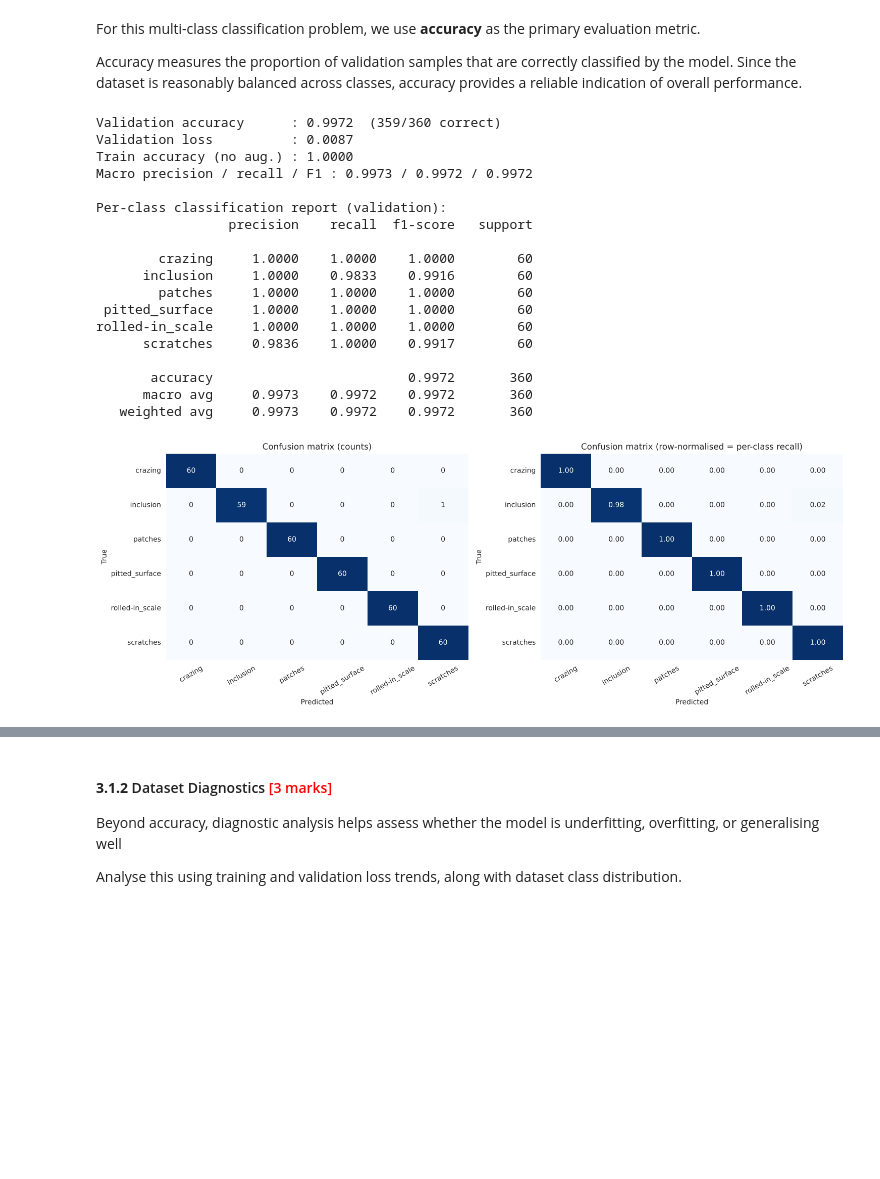
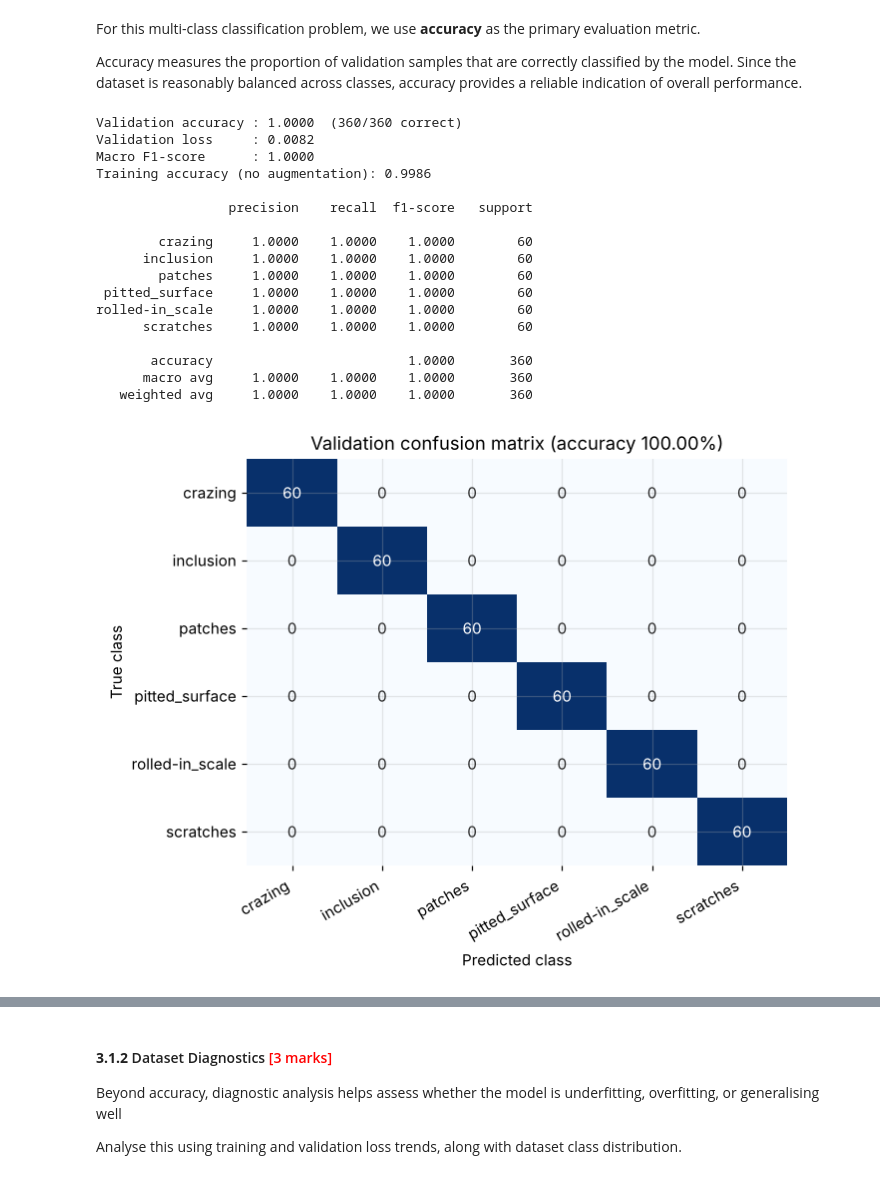
Before and after one commit to bulah16/C7-Project, a Jupyter notebook: Transfer_Learning_Surface_Defect_MBulah.ipynb, the cells around one changed output, grey strips where cells are left out. Drawn from its saved outputs; the diff is of its cells as text; code cells hidden in the pictures; blank space fills up the shorter version.

```diff
--- a/Transfer_Learning_Surface_Defect_MBulah.ipynb
+++ b/Transfer_Learning_Surface_Defect_MBulah.ipynb
@@ -376,18 +352,18 @@ Deep learning models are trained on data in **batches** rather than loading the
 PyTorch provides the [`DataLoader`](https://docs.pytorch.org/docs/stable/data.html#torch.utils.data.DataLoader) utility to batch the data, shuffle training samples and load data efficiently during training. For Tensorflow, you can use similar functionality provided by [`tf.data.Dataset` API](https://www.tensorflow.org/api_docs/python/tf/data/Dataset), which supports efficient batching, shuffling, prefetching, and parallel data loading within the input pipeline.
 # %%
 # DataLoader Creation
+
 BATCH_SIZE = 32
-NUM_WORKERS = 2
 g = torch.Generator().manual_seed(SEED)
 
 train_loader = DataLoader(train_dataset, batch_size=BATCH_SIZE, shuffle=True,
-                          num_workers=NUM_WORKERS, generator=g, pin_memory=torch.cuda.is_available())
-val_loader   = DataLoader(val_dataset, batch_size=BATCH_SIZE, shuffle=False,
-                          num_workers=NUM_WORKERS, pin_memory=torch.cuda.is_available())
+                          num_workers=0, generator=g)
+val_loader = DataLoader(val_dataset, batch_size=BATCH_SIZE, shuffle=False,
+                        num_workers=0)
 
 images, labels = next(iter(train_loader))
 print(f"Train batches: {len(train_loader)} | Validation batches: {len(val_loader)}")
-print("One training batch - images:", tuple(images.shape), "| labels:", tuple(labels.shape))
+print(f"One training batch -> images {tuple(images.shape)}, labels {tuple(labels.shape)}")
 print("Labels in first batch:", labels.tolist())
 # %% [output]
 Train batches: 45 | Validation batches: 12
@@ -703,50 +728,47 @@ For this multi-class classification problem, we use **accuracy** as the primary
 Accuracy measures the proportion of validation samples that are correctly classified by the model. Since the dataset is reasonably balanced across classes, accuracy provides a reliable indication of overall performance.
 # %%
 # Model Evaluation
-val_loss, val_acc, y_pred, y_true, y_prob = evaluate(model, val_loader, criterion, device)
-_, train_acc_eval, *_ = evaluate(model, DataLoader(datasets.ImageFolder(TRAIN_DIR, transform=val_transforms),
-                                                    batch_size=BATCH_SIZE, shuffle=False, num_workers=NUM_WORKERS),
-                                  criterion, device)
 
-prec, rec, f1, _ = precision_recall_fscore_support(y_true, y_pred, average="macro")
-print(f"Validation accuracy      : {accuracy_score(y_true, y_pred):.4f}  ({(y_pred == y_true).sum()}/{len(y_true)} correct)")
-print(f"Validation loss          : {val_loss:.4f}")
-print(f"Train accuracy (no aug.) : {train_acc_eval:.4f}")
-print(f"Macro precision / recall / F1 : {prec:.4f} / {rec:.4f} / {f1:.4f}\n")
-print("Per-class classification report (validation):")
-print(classification_report(y_true, y_pred, target_names=class_names, digits=4))
+val_loss, val_acc, y_true, y_pred = evaluate(model, val_loader)
+_, train_eval_acc, _, _ = evaluate(model, DataLoader(
+    datasets.ImageFolder(TRAIN_DIR, transform=val_transform),
+    batch_size=BATCH_SIZE, shuffle=False))
 
-# Confusion matrix
+macro_f1 = f1_score(y_true, y_pred, average="macro")
+print(f"Validation accuracy : {val_acc:.4f}  ({int((y_true == y_pred).sum())}/{len(y_true)} correct)")
+print(f"Validation loss     : {val_loss:.4f}")
+print(f"Macro F1-score      : {macro_f1:.4f}")
+print(f"Training accuracy (no augmentation): {train_eval_acc:.4f}\n")
+print(classification_report(y_true, y_pred, target_names=CLASS_NAMES, digits=4))
+
 cm = confusion_matrix(y_true, y_pred)
-fig, axes = plt.subplots(1, 2, figsize=(15, 5.5))
-sns.heatmap(cm, annot=True, fmt="d", cmap="Blues", xticklabels=class_names, yticklabels=class_names, ax=axes[0], cbar=False)
-axes[0].set_title("Confusion matrix (counts)"); axes[0].set_xlabel("Predicted"); axes[0].set_ylabel("True")
-cm_norm = cm / cm.sum(axis=1, keepdims=True)
-sns.heatmap(cm_norm, annot=True, fmt=".2f", cmap="Blues", xticklabels=class_names, yticklabels=class_names, ax=axes[1], cbar=False)
-axes[1].set_title("Confusion matrix (row-normalised = per-class recall)"); axes[1].set_xlabel("Predicted"); axes[1].set_ylabel("True")
-for a in axes:
-    a.tick_params(axis="x", rotation=30)
-plt.tight_layout(); plt.show()
-
-per_class_acc = pd.Series(cm.diagonal() / cm.sum(axis=1), index=class_names, name="per-class accuracy")
-display(per_class_acc.to_frame().style.format("{:.2%}"))
+fig, ax = plt.subplots(figsize=(6.5, 5.2))
+sns.heatmap(cm, annot=True, fmt="d", cmap="Blues", cbar=False,
+            xticklabels=CLASS_NAMES, yticklabels=CLASS_NAMES, ax=ax)
+ax.set_xlabel("Predicted class")
+ax.set_ylabel("True class")
+ax.set_title(f"Validation confusion matrix (accuracy {val_acc:.2%})")
+plt.xticks(rotation=30, ha="right")
+plt.yticks(rotation=0)
+plt.tight_layout()
+plt.savefig(f"{FIG_DIR}/confusion_matrix.png", bbox_inches="tight")
+plt.show()
 # %% [output]
-Validation accuracy      : 0.9972  (359/360 correct)
-Validation loss          : 0.0087
-Train accuracy (no aug.) : 1.0000
-Macro precision / recall / F1 : 0.9973 / 0.9972 / 0.9972
+Validation accuracy : 1.0000  (360/360 correct)
+Validation loss     : 0.0082
+Macro F1-score      : 1.0000
+Training accuracy (no augmentation): 0.9986
 
-Per-class classification report (validation):
                  precision    recall  f1-score   support
 
         crazing     1.0000    1.0000    1.0000        60
-      inclusion     1.0000    0.9833    0.9916        60
+      inclusion     1.0000    1.0000    1.0000        60
         patches     1.0000    1.0000    1.0000        60
  pitted_surface     1.0000    1.0000    1.0000        60
 rolled-in_scale     1.0000    1.0000    1.0000        60
-      scratches     0.9836    1.0000    0.9917        60
+      scratches     1.0000    1.0000    1.0000        60
 
-       accuracy                         0.9972       360
-      macro avg     0.9973    0.9972    0.9972       360
-   weighted avg     0.9973    0.9972    0.9972       360
+       accuracy                         1.0000       360
+      macro avg     1.0000    1.0000    1.0000       360
+   weighted avg     1.0000    1.0000    1.0000       360
-[figure, old version]
+[figure, new version]
```
Also changed, not shown: parts of 44 cells of this notebook.
